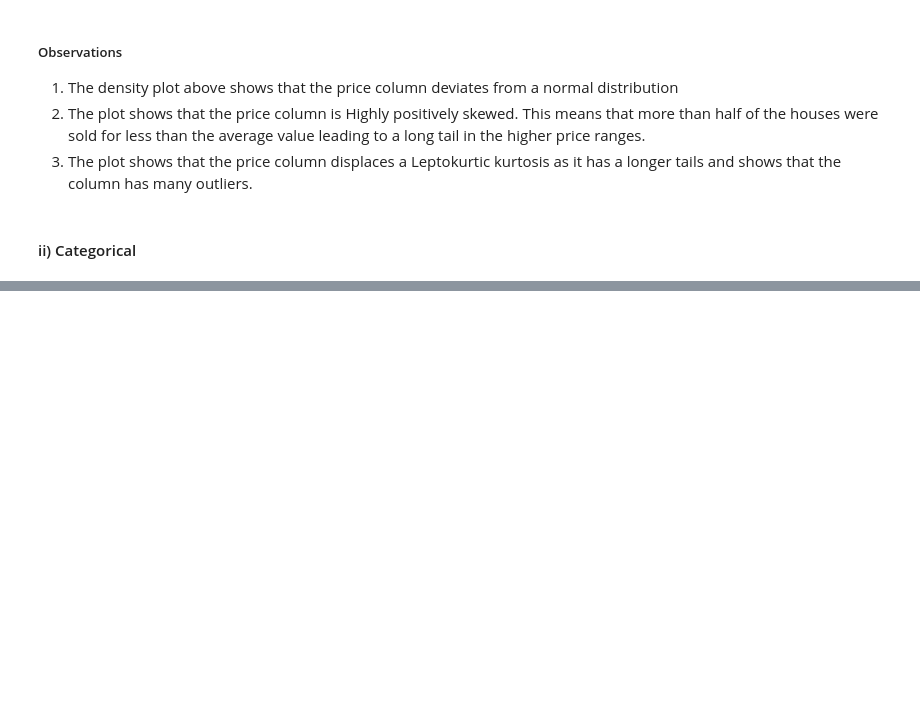
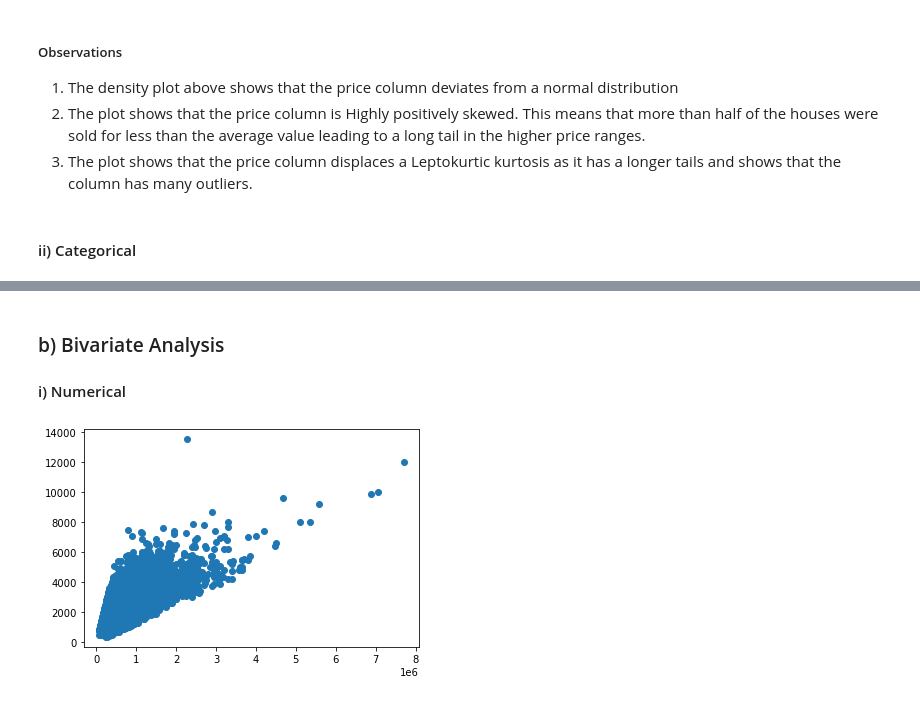
Before and after one commit to SueMungai/dsc-phase-2-project-v2-3, a Jupyter notebook: student.ipynb, the cells around one changed output, grey strips where cells are left out. Cells and saved outputs as stored; diff of their text form; code cells hidden in the pictures; blank space fills up the shorter version.

```diff
--- a/student.ipynb
+++ b/student.ipynb
@@ -264,0 +266,7 @@ df['waterfront'].value_counts().plot.bar();
+# %% [markdown]
+### b) Bivariate Analysis
+#### i) Numerical
+# %%
+plt.scatter(x=df.price, y=df.sqft_living);
+# %% [output]
+[figure, added]
```
Also changed, not shown: parts of 7 cells of this notebook.
